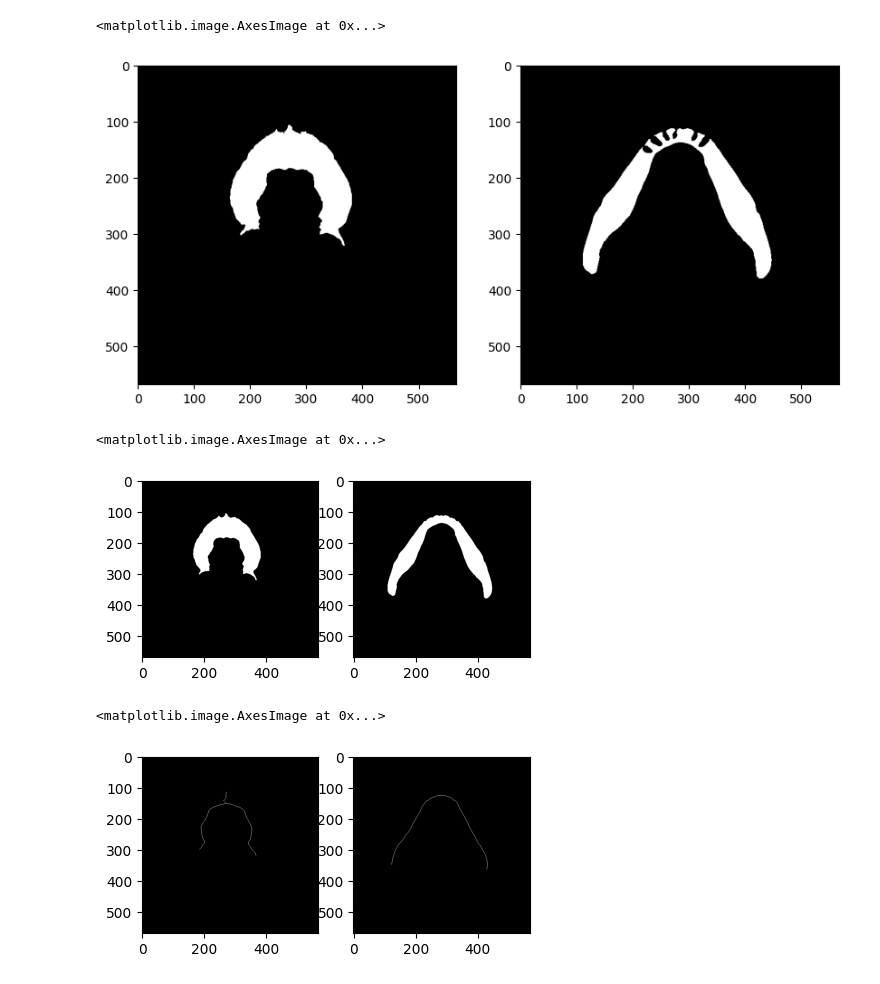
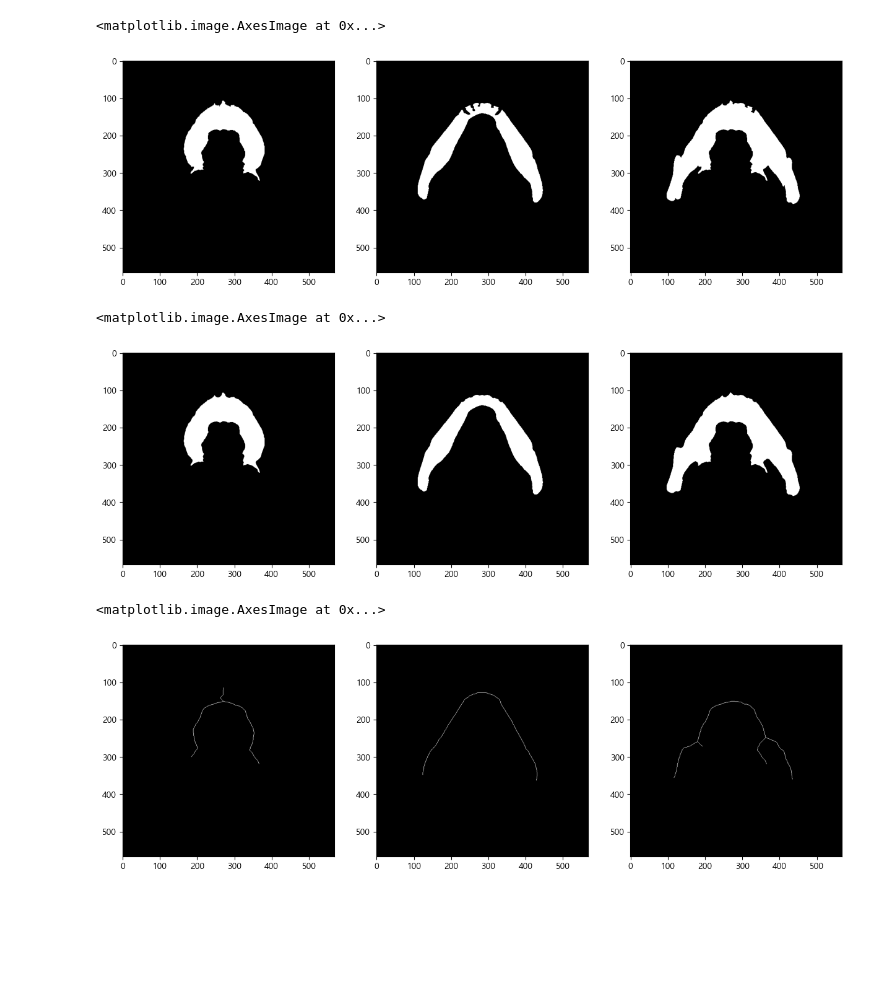
Before and after one commit to JinwooGong/ArchCurve, a Jupyter notebook: curve_test_with_skullSeg.ipynb, the cells around one changed output. Cells and saved outputs as stored; diff of their text form; code cells hidden in the pictures; blank space fills up the shorter version.

```diff
--- a/curve_test_with_skullSeg.ipynb
+++ b/curve_test_with_skullSeg.ipynb
@@ -29,0 +30,10 @@ plt.axhline(bottom, 0, 1, color='red', linestyle='--', linewidth=2)
+# %%
+tmp_data = deepcopy(seg_data)
+tmp_data[(tmp_data != 1) & (tmp_data != 2)] = 0
+tmp_data[tmp_data == 2] = 1
+
+tmp_data = tmp_data[top:bottom]
+
+tmp_mask = np.max(tmp_data, axis=0)
+
+plt.imshow(tmp_mask,'gray')
@@ -58,9 +70,11 @@ ax[1].imshow(mandible_mask, 'gray')
 # %%
 maxilla_result, _ = find_largest_component(maxilla_mask)
 mandible_result, _ = find_largest_component(mandible_mask)
+tmp_result, _ = find_largest_component(tmp_mask)
 
-fig, ax = plt.subplots(1,2, figsize=(5,5))
+fig, ax = plt.subplots(1,3, figsize=(10,10))
 ax[0].imshow(maxilla_result, 'gray')
 ax[1].imshow(mandible_result, 'gray')
+ax[2].imshow(tmp_result,'gray')
 # %% [output]
 <matplotlib.image.AxesImage at 0x...>
@@ -69,32 +83,38 @@ ax[1].imshow(mandible_result, 'gray')
 import scipy.ndimage as ndi
 maxilla_fill = ndi.binary_fill_holes(maxilla_result).astype(dtype=np.uint8)
 mandible_fill = ndi.binary_fill_holes(mandible_result).astype(dtype=np.uint8)
+tmp_fill = ndi.binary_fill_holes(tmp_result).astype(dtype=np.uint8)
 
-fig, ax = plt.subplots(1,2, figsize=(10,10))
+fig, ax = plt.subplots(1,3, figsize=(15,15))
 ax[0].imshow(maxilla_fill, 'gray')
 ax[1].imshow(mandible_fill, 'gray')
+ax[2].imshow(tmp_fill,'gray')
 # %% [output]
 <matplotlib.image.AxesImage at 0x...>
-[figure, old version]
+[figure, new version]
 # %%
 from skimage.morphology import closing, disk
-closed_maxilla= closing(maxilla_fill, disk(7))
-closed_mandible = closing(mandible_fill, disk(7))
+maxilla_close= closing(maxilla_fill, disk(7))
+mandible_close = closing(mandible_fill, disk(7))
+tmp_close = closing(tmp_fill, disk(7))
 # %%
-fig, ax = plt.subplots(1,2, figsize=(5,5))
-ax[0].imshow(closed_maxilla, "gray")
-ax[1].imshow(closed_mandible, "gray")
+fig, ax = plt.subplots(1,3, figsize=(15,15))
+ax[0].imshow(maxilla_close, "gray")
+ax[1].imshow(mandible_close, "gray")
+ax[2].imshow(tmp_close,"gray")
 # %% [output]
 <matplotlib.image.AxesImage at 0x...>
-[figure, old version]
+[figure, new version]
 # %%
-maxilla_skeleton = extract_skeleton(closed_maxilla)
-mandible_skeleton = extract_skeleton(closed_mandible)
+maxilla_skeleton = extract_skeleton(maxilla_close)
+mandible_skeleton = extract_skeleton(mandible_close)
+tmp_skeleton = extract_skeleton(tmp_close)
 
-fig, ax = plt.subplots(1,2, figsize=(5,5))
+fig, ax = plt.subplots(1,3, figsize=(15,15))
 ax[0].imshow(maxilla_skeleton, "gray")
 ax[1].imshow(mandible_skeleton, "gray")
+ax[2].imshow(tmp_skeleton,"gray")
 # %% [output]
 <matplotlib.image.AxesImage at 0x...>
-[figure, old version]
+[figure, new version]
 # %%
```
Also changed, not shown: parts of 12 cells of this notebook, 2 other files.
